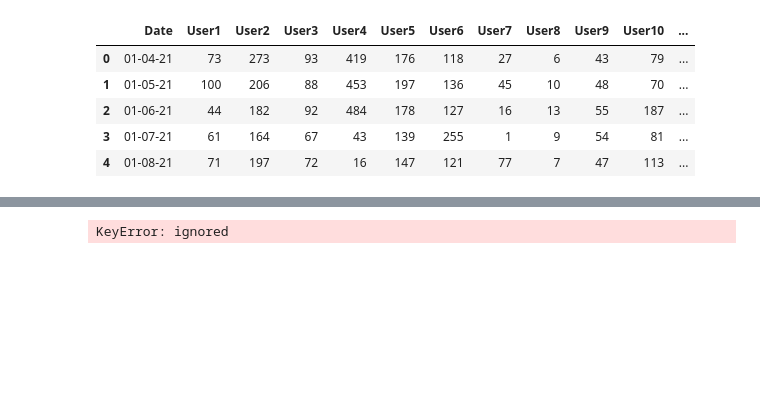
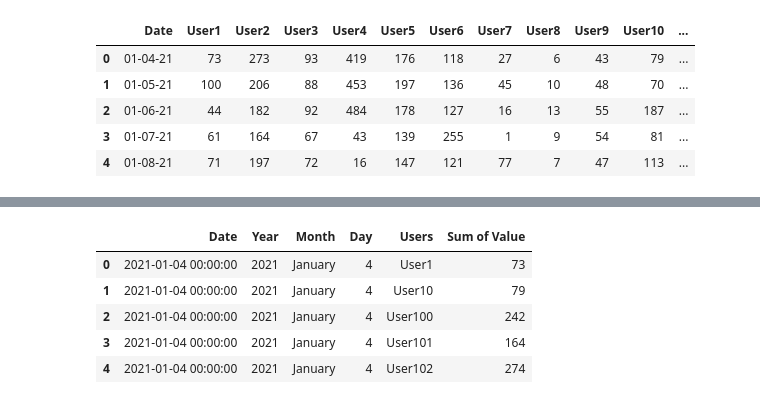
Before and after one commit to pratikshakirolkar/Final-Project, a Jupyter notebook: Basic_Visualization.ipynb, the cells around one changed output, grey strips where cells are left out. Drawn from its saved outputs; the diff is of its cells as text; code cells hidden in the pictures; blank space fills up the shorter version.

```diff
--- a/Basic_Visualization.ipynb
+++ b/Basic_Visualization.ipynb
@@ -113,11 +96,13 @@ warnings.filterwarnings("ignore")
 %matplotlib inline
-# %%
-data['month'] = data['Date'].dt.strftime('%b')
-data['year'] = [d.year for d in data.observation_date]
-data['month'] = [d.strftime('%b') for d in data.observation_date]
-years = data['year'].unique()
-plt.figure(figsize=(15,6))
-sns.boxplot(x='month', y='EXINUS', data=data).set_title("Multi Month-wise Box Plot")
-plt.show()
-# %% [output]
-KeyError: ignored
+# %%
+# Import dataset
+long_data=pd.read_csv('/content/UserData.csv')
+# %%
+long_data.head()
+# %% [output]
+|  | Date | Year | Month | Day | Users | Sum of Value |
+| 0 | 2021-01-04 00:00:00 | 2021 | January | 4 | User1 | 73 |
+| 1 | 2021-01-04 00:00:00 | 2021 | January | 4 | User10 | 79 |
+| 2 | 2021-01-04 00:00:00 | 2021 | January | 4 | User100 | 242 |
+| 3 | 2021-01-04 00:00:00 | 2021 | January | 4 | User101 | 164 |
+| 4 | 2021-01-04 00:00:00 | 2021 | January | 4 | User102 | 274 |
```
Also changed, not shown: parts of 15 cells of this notebook.
